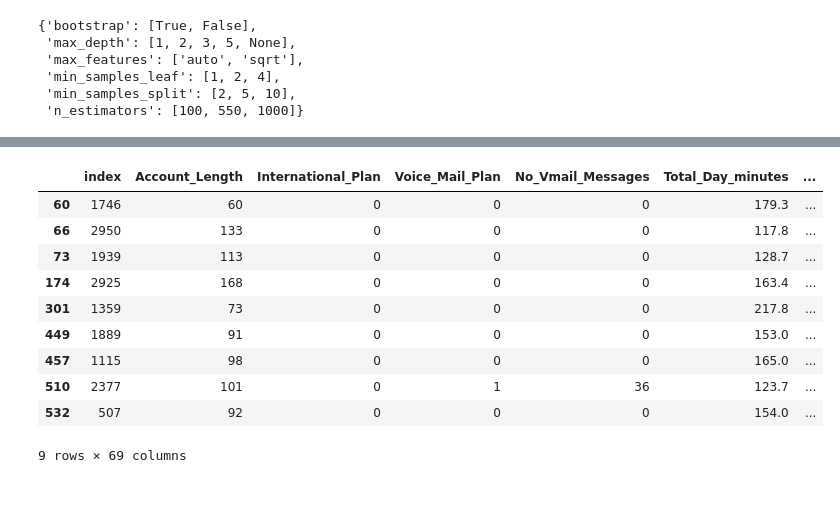
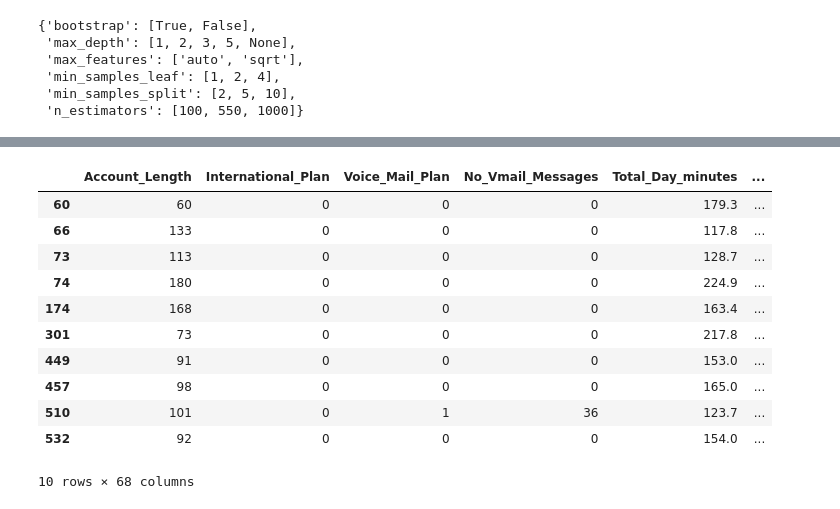
Before and after one commit to algrt-hm/notebooks, a Jupyter notebook: customer_churn/telco_churn.ipynb, the cells around one changed output, grey strips where cells are left out. Cells and saved outputs as stored; diff of their text form; code cells hidden in the pictures.

```diff
--- a/customer_churn/telco_churn.ipynb
+++ b/customer_churn/telco_churn.ipynb
@@ -423,8 +435,8 @@ Default params for random forest:
 # min_samples_leaf = # min data points in given leaf
 # bootstrap = # sampling with/without replacement
 
-# Number of trees in random forest
 n_estimators = list(np.linspace(100, 1000, 3).astype(int))
+#n_estimators = [100]
 
 max_features = ['auto', 'sqrt']
 
@@ -436,14 +448,15 @@ min_samples_split = [2, 5, 10]
 min_samples_leaf = [1, 2, 4]
 
 bootstrap = [True, False]
-# Create the random grid
-random_grid = {'n_estimators': n_estimators,
+
+# Create the grid
+grid = {'n_estimators': n_estimators,
                'max_features': max_features,
                'max_depth': max_depth,
                'min_samples_split': min_samples_split,
                'min_samples_leaf': min_samples_leaf,
                'bootstrap': bootstrap}
-pprint(random_grid)
+pprint(grid)
 # %% [output]
 {'bootstrap': [True, False],
  'max_depth': [1, 2, 3, 5, None],
@@ -457,11 +470,11 @@ recall_scorer = make_scorer(recall_score)
 
 # Grid search
 cv = GridSearchCV(RandomForestClassifier(),
-                               param_grid=random_grid,
+                               param_grid=grid,
                                scoring=recall_scorer,
                                cv=3,
                                verbose=2,
-                               n_jobs=-1)
+                               n_jobs=-1, iid=False)
 
 # Fit the random search model
 cv.fit(X_train, y_train)
@@ -611,17 +606,18 @@ for i_act, i_hat in zip(y_test, y_hat):
 df_yhats = pd.DataFrame(y_hat, columns=['y_hat'])
 df_yhats['type'] = cm_
 # %%
-# These are the 9 false negatives
-X_test.reset_index().loc[(df_yhats.type == 'FN')]
+# False negatives in the test set
+X_test.reset_index(drop=True).loc[(df_yhats.type == 'FN')]
 # %% [output]
-|  | index | Account_Length | International_Plan | Voice_Mail_Plan | No_Vmail_Messages | Total_Day_minutes | ... |
-| 60 | 1746 | 60 | 0 | 0 | 0 | 179.3 | ... |
-| 66 | 2950 | 133 | 0 | 0 | 0 | 117.8 | ... |
-| 73 | 1939 | 113 | 0 | 0 | 0 | 128.7 | ... |
-| 174 | 2925 | 168 | 0 | 0 | 0 | 163.4 | ... |
-| 301 | 1359 | 73 | 0 | 0 | 0 | 217.8 | ... |
-| 449 | 1889 | 91 | 0 | 0 | 0 | 153.0 | ... |
-| 457 | 1115 | 98 | 0 | 0 | 0 | 165.0 | ... |
-| 510 | 2377 | 101 | 0 | 1 | 36 | 123.7 | ... |
-| 532 | 507 | 92 | 0 | 0 | 0 | 154.0 | ... |
+|  | Account_Length | International_Plan | Voice_Mail_Plan | No_Vmail_Messages | Total_Day_minutes | ... |
+| 60 | 60 | 0 | 0 | 0 | 179.3 | ... |
+| 66 | 133 | 0 | 0 | 0 | 117.8 | ... |
+| 73 | 113 | 0 | 0 | 0 | 128.7 | ... |
+| 74 | 180 | 0 | 0 | 0 | 224.9 | ... |
+| 174 | 168 | 0 | 0 | 0 | 163.4 | ... |
+| 301 | 73 | 0 | 0 | 0 | 217.8 | ... |
+| 449 | 91 | 0 | 0 | 0 | 153.0 | ... |
+| 457 | 98 | 0 | 0 | 0 | 165.0 | ... |
+| 510 | 101 | 0 | 1 | 36 | 123.7 | ... |
+| 532 | 92 | 0 | 0 | 0 | 154.0 | ... |
-9 rows × 69 columns
+10 rows × 68 columns
```
Also changed, not shown: parts of 19 cells of this notebook, 1 other file.
